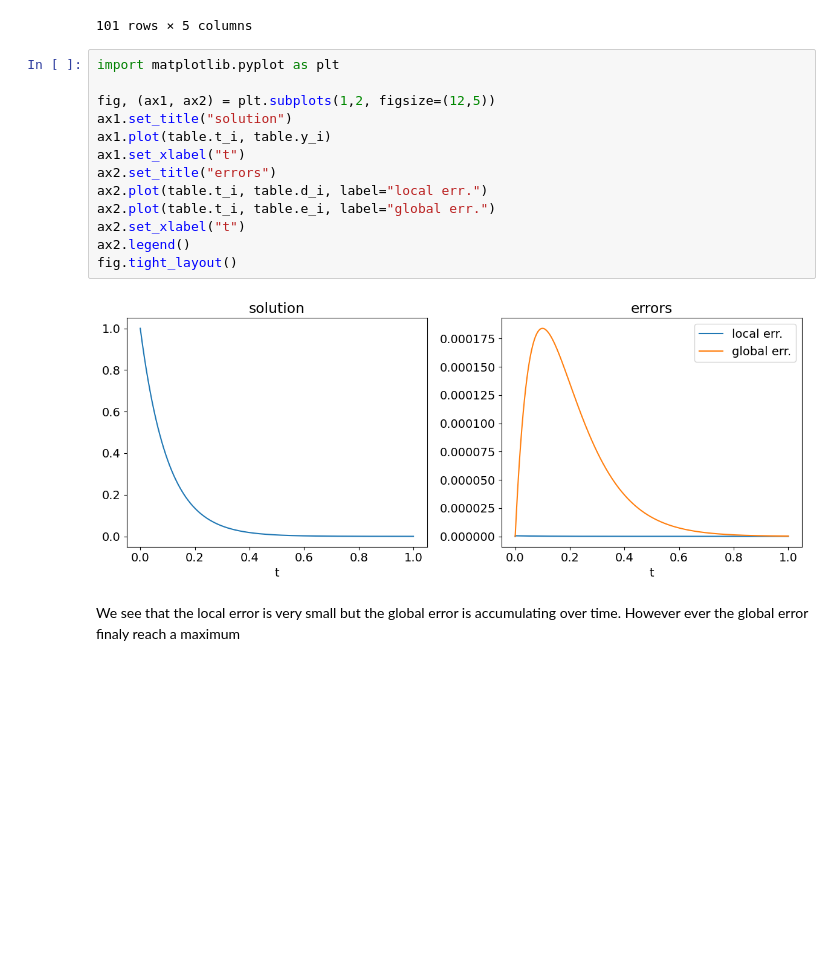
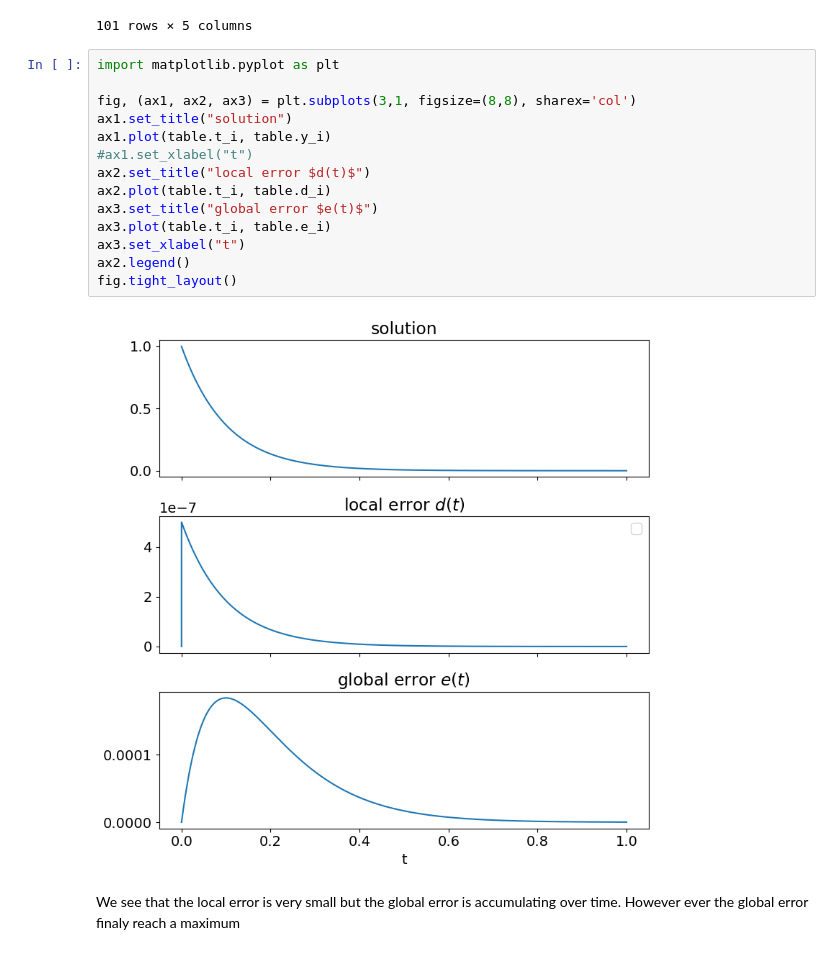
Before and after one commit to jbrezmorf/ODE_course, a Jupyter notebook: jupyter_notebooks/04 - Numerical Methods - Explicit Euler.ipynb, the cells around one changed output. Cells and saved outputs as stored; diff of their text form; blank space fills up the shorter version.

```diff
--- a/jupyter_notebooks/04 - Numerical Methods - Explicit Euler.ipynb
+++ b/jupyter_notebooks/04 - Numerical Methods - Explicit Euler.ipynb
@@ -210,18 +210,19 @@ display(table.loc[0:100,:])
 # %%
 import matplotlib.pyplot as plt
 
-fig, (ax1, ax2) = plt.subplots(1,2, figsize=(12,5))
+fig, (ax1, ax2, ax3) = plt.subplots(3,1, figsize=(8,8), sharex='col')
 ax1.set_title("solution")
 ax1.plot(table.t_i, table.y_i)
-ax1.set_xlabel("t")
-ax2.set_title("errors")
-ax2.plot(table.t_i, table.d_i, label="local err.")
-ax2.plot(table.t_i, table.e_i, label="global err.")
-ax2.set_xlabel("t")
+#ax1.set_xlabel("t")
+ax2.set_title("local error $d(t)$")
+ax2.plot(table.t_i, table.d_i)
+ax3.set_title("global error $e(t)$")
+ax3.plot(table.t_i, table.e_i)
+ax3.set_xlabel("t")
 ax2.legend()
 fig.tight_layout()
 # %% [output]
-[figure, old version]
+[figure, new version]
 # %% [markdown]
 We see that the local error is very small but the global error is accumulating over time. However ever the global error finaly reach a maximum
 # %% [markdown]
```
Also changed, not shown: parts of 1 cell of this notebook, 8 other files.
